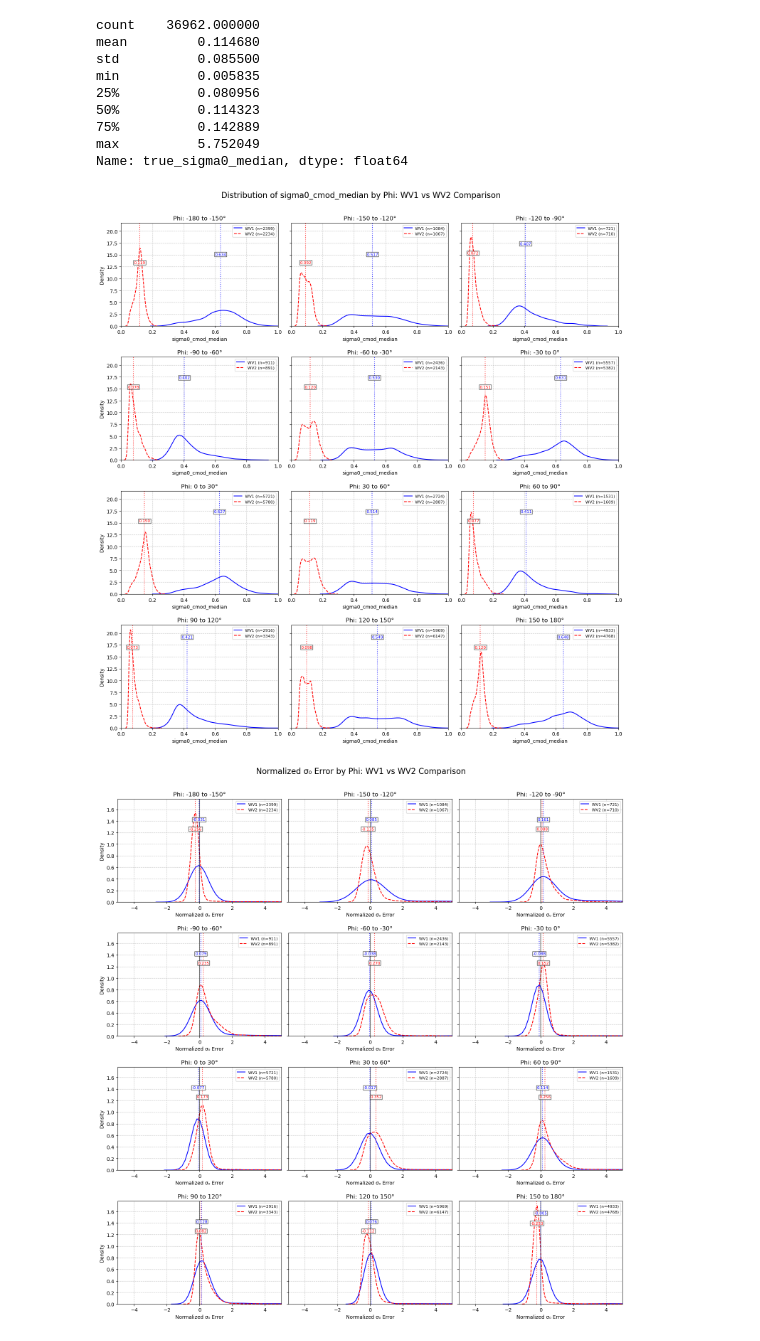
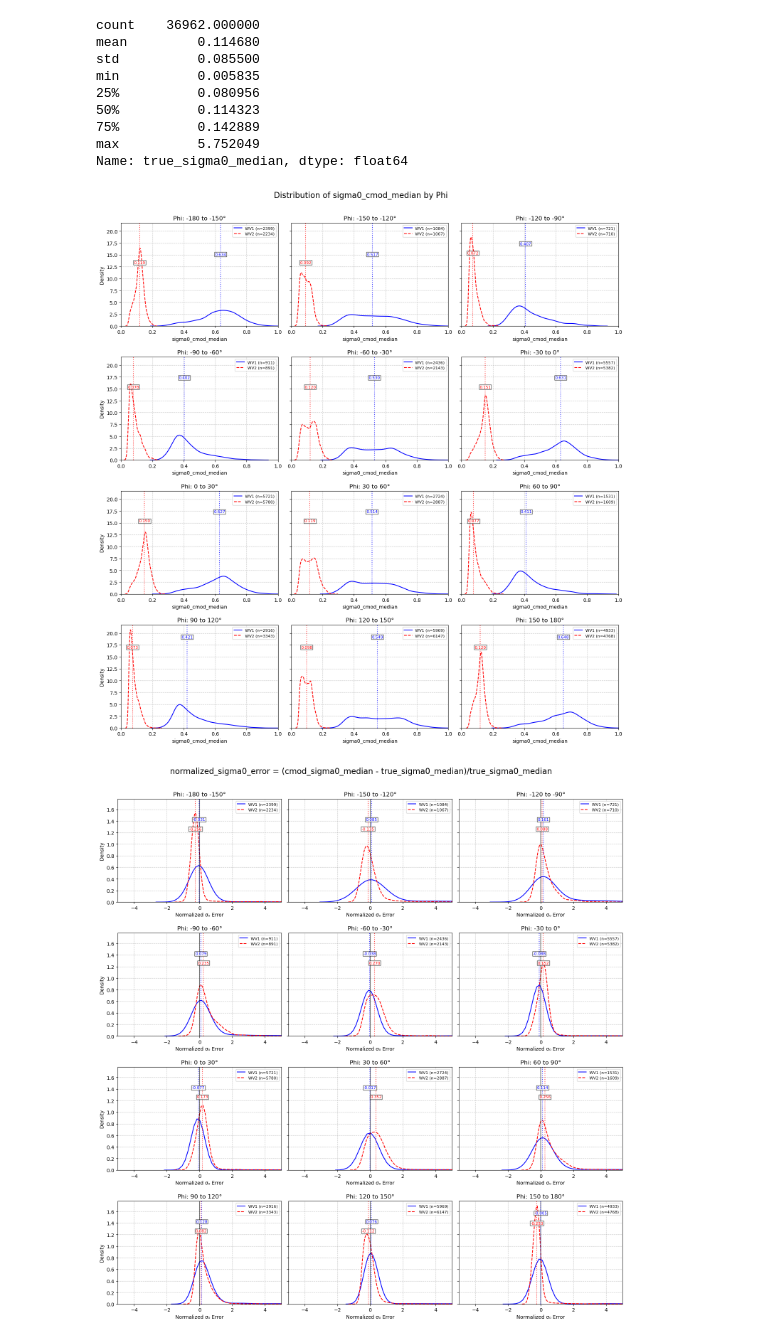
Before and after one commit to guin0x/msc-thesis, a Jupyter notebook: fourth_notebook.ipynb, the cells around one changed output. Drawn from its saved outputs; the diff is of its cells as text; code cells hidden in the pictures.

Commit message:
done some other plots, maybe finished with fourth notebook

```diff
--- a/fourth_notebook.ipynb
+++ b/fourth_notebook.ipynb
@@ -149,7 +149,7 @@ for j in range(len(bin_labels), len(axes)):
     fig.delaxes(axes[j])
 
 # Add overall title
-fig.suptitle('Distribution of sigma0_cmod_median by Phi: WV1 vs WV2 Comparison', fontsize=16)
+fig.suptitle('Distribution of sigma0_cmod_median by Phi', fontsize=16)
 
 # Adjust layout
 plt.tight_layout(rect=[0, 0, 1, 0.97])
@@ -157,7 +157,7 @@ plt.subplots_adjust(hspace=0.3)
 plt.savefig("images/sigma0_cmod_median.jpg")
 plt.show()
 # %% [output]
-[figure, old version]
+[figure, new version]
 # %%
 
 
@@ -206,32 +206,32 @@ for i, bin_label in enumerate(bin_labels):
     ax.grid(True, linestyle='--', alpha=0.7)
     ax.legend(fontsize=8)
 
     # Add median values as vertical lines with text
     if not binned_dfs_wv1[bin_label].empty and len(binned_dfs_wv1[bin_label]) > 5:
         median_wv1 = binned_dfs_wv1[bin_label]['sigma0_norm_error'].median()
         ax.axvline(median_wv1, color=wv1_color, linestyle=':', alpha=0.7)
         ax.text(median_wv1, ax.get_ylim()[1]*0.9, f'{median_wv1:.3f}',
                 color=wv1_color, ha='center', va='top', fontsize=8,
                 bbox=dict(facecolor='white', alpha=0.7, pad=1))
 
     if not binned_dfs_wv2[bin_label].empty and len(binned_dfs_wv2[bin_label]) > 5:
         median_wv2 = binned_dfs_wv2[bin_label]['sigma0_norm_error'].median()
         ax.axvline(median_wv2, color=wv2_color, linestyle=':', alpha=0.7)
         ax.text(median_wv2, ax.get_ylim()[1]*0.8, f'{median_wv2:.3f}',
                 color=wv2_color, ha='center', va='top', fontsize=8,
                 bbox=dict(facecolor='white', alpha=0.7, pad=1))
 
 # Remove any unused subplots
 for j in range(len(bin_labels), len(axes)):
     fig.delaxes(axes[j])
 
 # Add overall title
-fig.suptitle('Normalized σ₀ Error by Phi: WV1 vs WV2 Comparison', fontsize=16)
+fig.suptitle('normalized_sigma0_error = (cmod_sigma0_median - true_sigma0_median)/true_sigma0_median', fontsize=16)
 
 # Adjust layout
 plt.tight_layout(rect=[0, 0, 1, 0.97])
 plt.subplots_adjust(hspace=0.3)
 plt.savefig("images/normalized_sigma0_error.png")
 plt.show()
 # %% [output]
-[figure, old version]
+[figure, new version]
```
Also changed, not shown: parts of 2 cells of this notebook, 4 other files.
